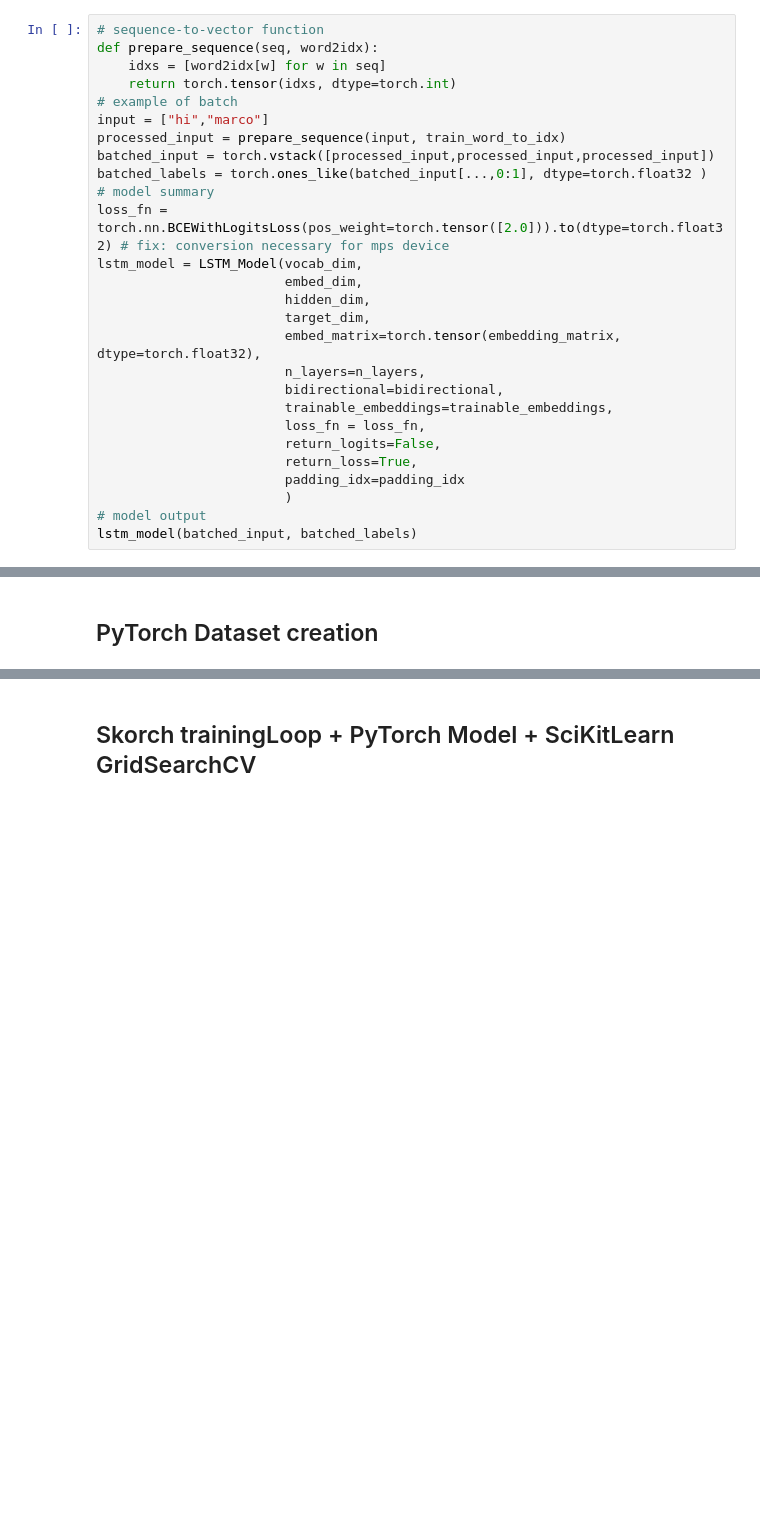
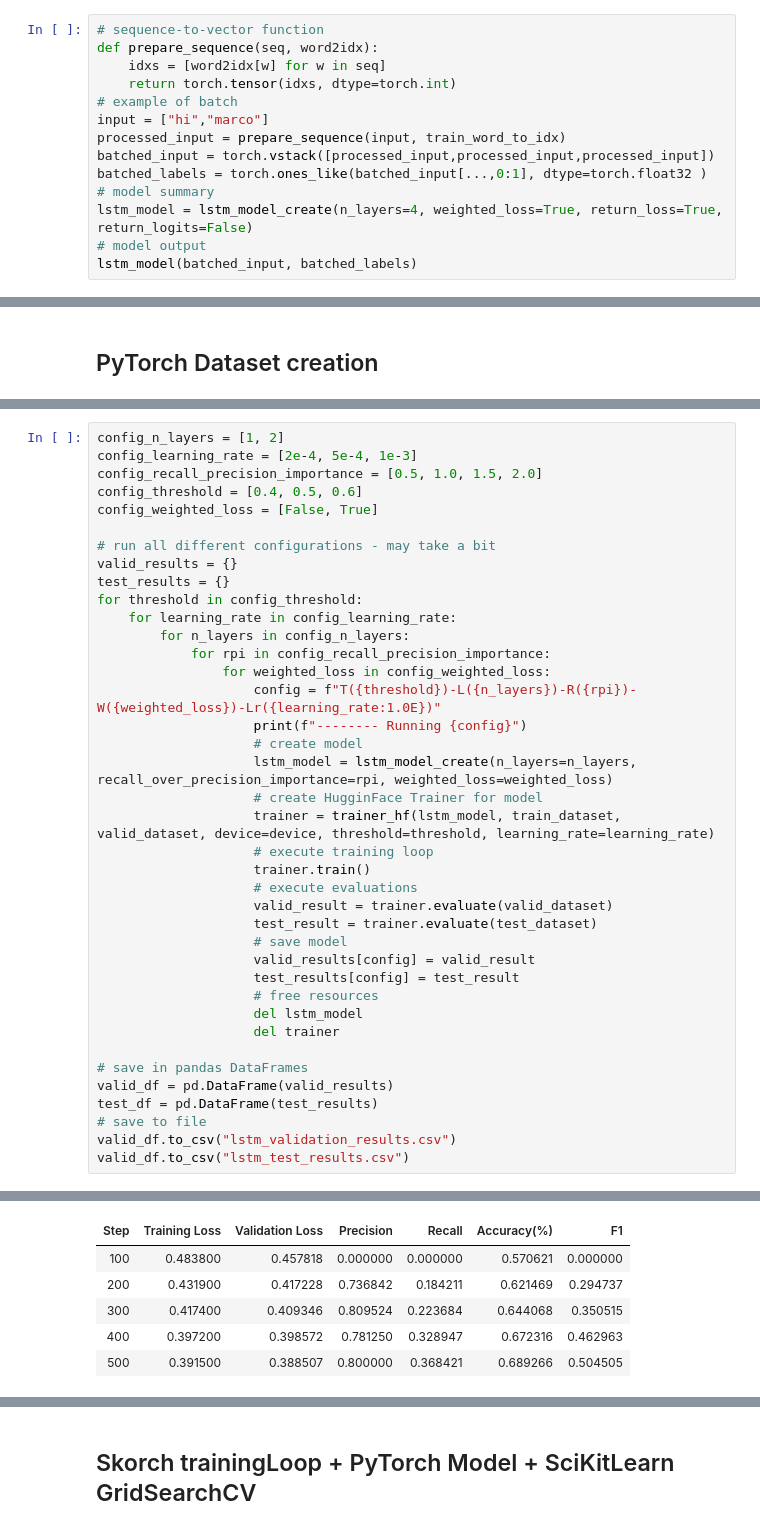
Before and after one commit to SangioAI/NLP_Assignments, a Jupyter notebook: assignment1.ipynb, the cells around one changed output, grey strips where cells are left out. Cells and saved outputs as stored; diff of their text form; blank space fills up the shorter version.

Commit message:
feat: lstm pipeline refined

```diff
--- a/assignment1.ipynb
+++ b/assignment1.ipynb
@@ -961,20 +1015,7 @@ processed_input = prepare_sequence(input, train_word_to_idx)
 batched_input = torch.vstack([processed_input,processed_input,processed_input])
 batched_labels = torch.ones_like(batched_input[...,0:1], dtype=torch.float32 )
 # model summary
-loss_fn = torch.nn.BCEWithLogitsLoss(pos_weight=torch.tensor([2.0])).to(dtype=torch.float32) # fix: conversion necessary for mps device
-lstm_model = LSTM_Model(vocab_dim,
-                        embed_dim,
-                        hidden_dim,
-                        target_dim,
-                        embed_matrix=torch.tensor(embedding_matrix, dtype=torch.float32),
-                        n_layers=n_layers,
-                        bidirectional=bidirectional,
-                        trainable_embeddings=trainable_embeddings,
-                        loss_fn = loss_fn,
-                        return_logits=False,
-                        return_loss=True,
-                        padding_idx=padding_idx
-                        )
+lstm_model = lstm_model_create(n_layers=4, weighted_loss=True, return_loss=True, return_logits=False)
 # model output
 lstm_model(batched_input, batched_labels)
 # %% [output]
@@ -1059,0 +1175,40 @@ def myMetric(evalPrediction):
+# %%
+config_n_layers = [1, 2]
+config_learning_rate = [2e-4, 5e-4, 1e-3]
+config_recall_precision_importance = [0.5, 1.0, 1.5, 2.0]
+config_threshold = [0.4, 0.5, 0.6]
+config_weighted_loss = [False, True]
+
+# run all different configurations - may take a bit
+valid_results = {}
+test_results = {}
+for threshold in config_threshold:
+    for learning_rate in config_learning_rate:
+        for n_layers in config_n_layers:
+            for rpi in config_recall_precision_importance:
+                for weighted_loss in config_weighted_loss:
+                    config = f"T({threshold})-L({n_layers})-R({rpi})-W({weighted_loss})-Lr({learning_rate:1.0E})"
+                    print(f"-------- Running {config}")
+                    # create model
+                    lstm_model = lstm_model_create(n_layers=n_layers, recall_over_precision_importance=rpi, weighted_loss=weighted_loss)
+                    # create HugginFace Trainer for model
+                    trainer = trainer_hf(lstm_model, train_dataset, valid_dataset, device=device, threshold=threshold, learning_rate=learning_rate)
+                    # execute training loop
+                    trainer.train()
+                    # execute evaluations
+                    valid_result = trainer.evaluate(valid_dataset)
+                    test_result = trainer.evaluate(test_dataset)
+                    # save model
+                    valid_results[config] = valid_result
+                    test_results[config] = test_result
+                    # free resources
+                    del lstm_model
+                    del trainer
+
+# save in pandas DataFrames
+valid_df = pd.DataFrame(valid_results)
+test_df = pd.DataFrame(test_results)
+# save to file
+valid_df.to_csv("lstm_validation_results.csv")
+valid_df.to_csv("lstm_test_results.csv")
+# %% [output]
@@ -1059,0 +1225,6 @@ def myMetric(evalPrediction):
+| Step | Training Loss | Validation Loss | Precision | Recall | Accuracy(%) | F1 |
+| 100 | 0.483800 | 0.457818 | 0.000000 | 0.000000 | 0.570621 | 0.000000 |
+| 200 | 0.431900 | 0.417228 | 0.736842 | 0.184211 | 0.621469 | 0.294737 |
+| 300 | 0.417400 | 0.409346 | 0.809524 | 0.223684 | 0.644068 | 0.350515 |
+| 400 | 0.397200 | 0.398572 | 0.781250 | 0.328947 | 0.672316 | 0.462963 |
+| 500 | 0.391500 | 0.388507 | 0.800000 | 0.368421 | 0.689266 | 0.504505 |
```
Also changed, not shown: parts of 32 cells of this notebook.
